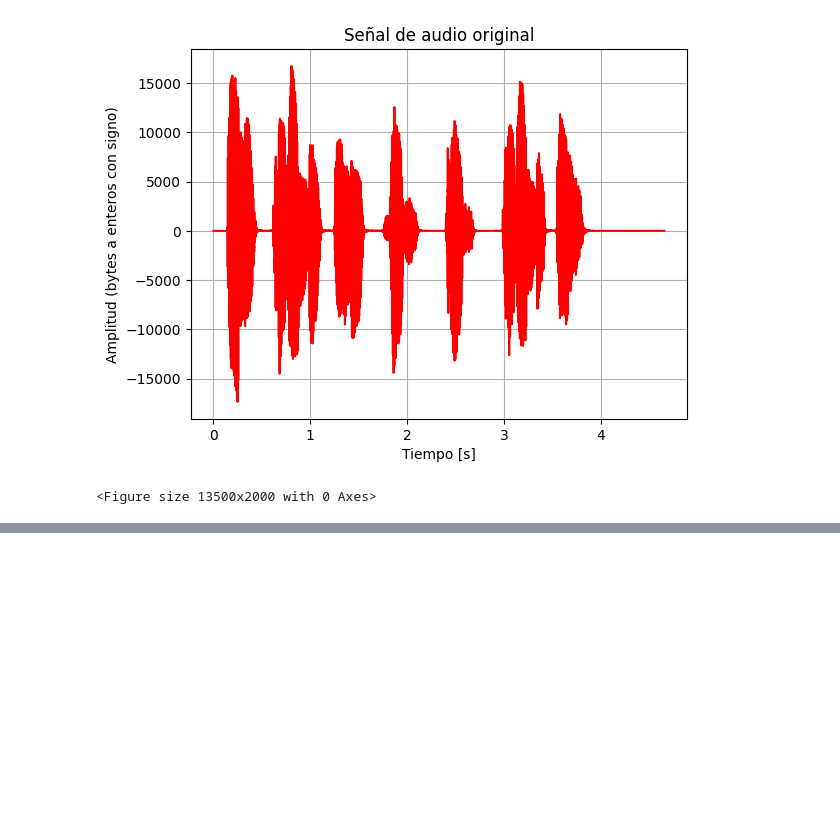
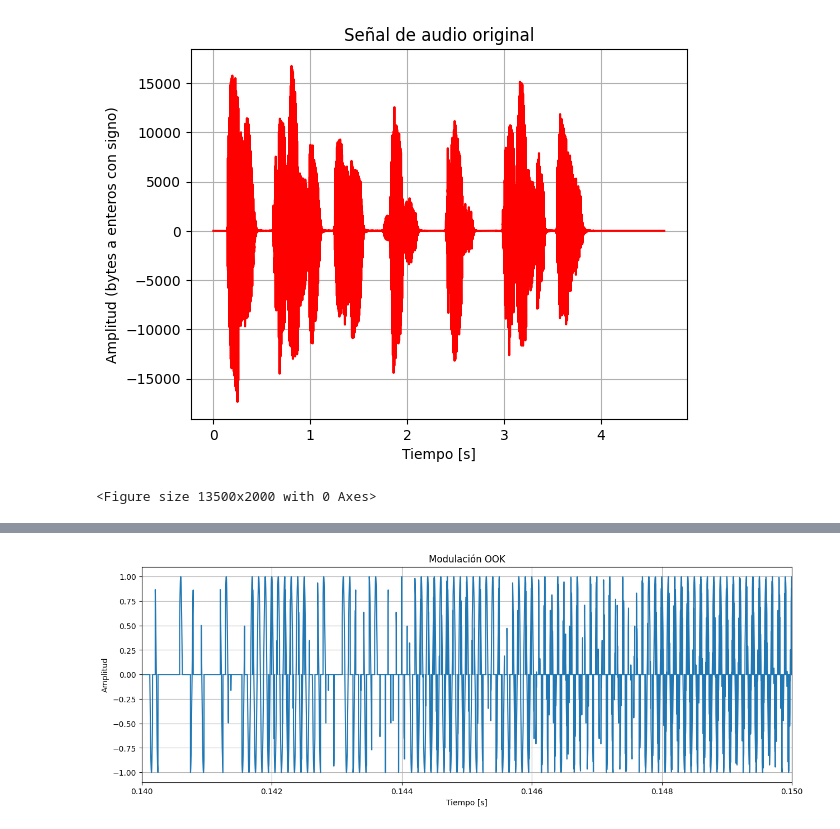
Before and after one commit to UlisesUberti/Proyecto_Seniales_Electricas, a Jupyter notebook: src/Transmisor.ipynb, the cells around one changed output, grey strips where cells are left out. Saved outputs shown, nothing was run; the diff lists cells and outputs as text; code cells hidden in the pictures; blank space fills up the shorter version.

```diff
--- a/src/Transmisor.ipynb
+++ b/src/Transmisor.ipynb
@@ -50,0 +203,20 @@ Audio_Grafica(ruta)
+# %%
+# El modulador balanceado lo que hace es realizar el producto en el tiempo de las dos señales, por teorema de convolucion, en la frecuencia
+# realiza la convolucion de los espectros de las señales
+
+#Si tenemos un arreglo de bits que representa la señal moduladora y una señal portadora de 10kHz coseniodal
+
+Senial_OOK = Senial_Moduladora * Cos_Portadora
+
+#Graficamos la señal
+
+plt.figure(figsize=(15,5))
+plt.plot(t_moduladora[:1500000], Senial_OOK[:1500000])  # solo primeros 1000 puntos para visualizar bien
+plt.grid(True)
+plt.title("Modulación OOK")
+plt.xlabel("Tiempo [s]")
+plt.ylabel("Amplitud")
+plt.xlim(np.arange(0.14,0.16,0.01))
+plt.show()
+# %% [output]
+[figure, added]
```
Also changed, not shown: parts of 12 cells of this notebook, 5 other files.
